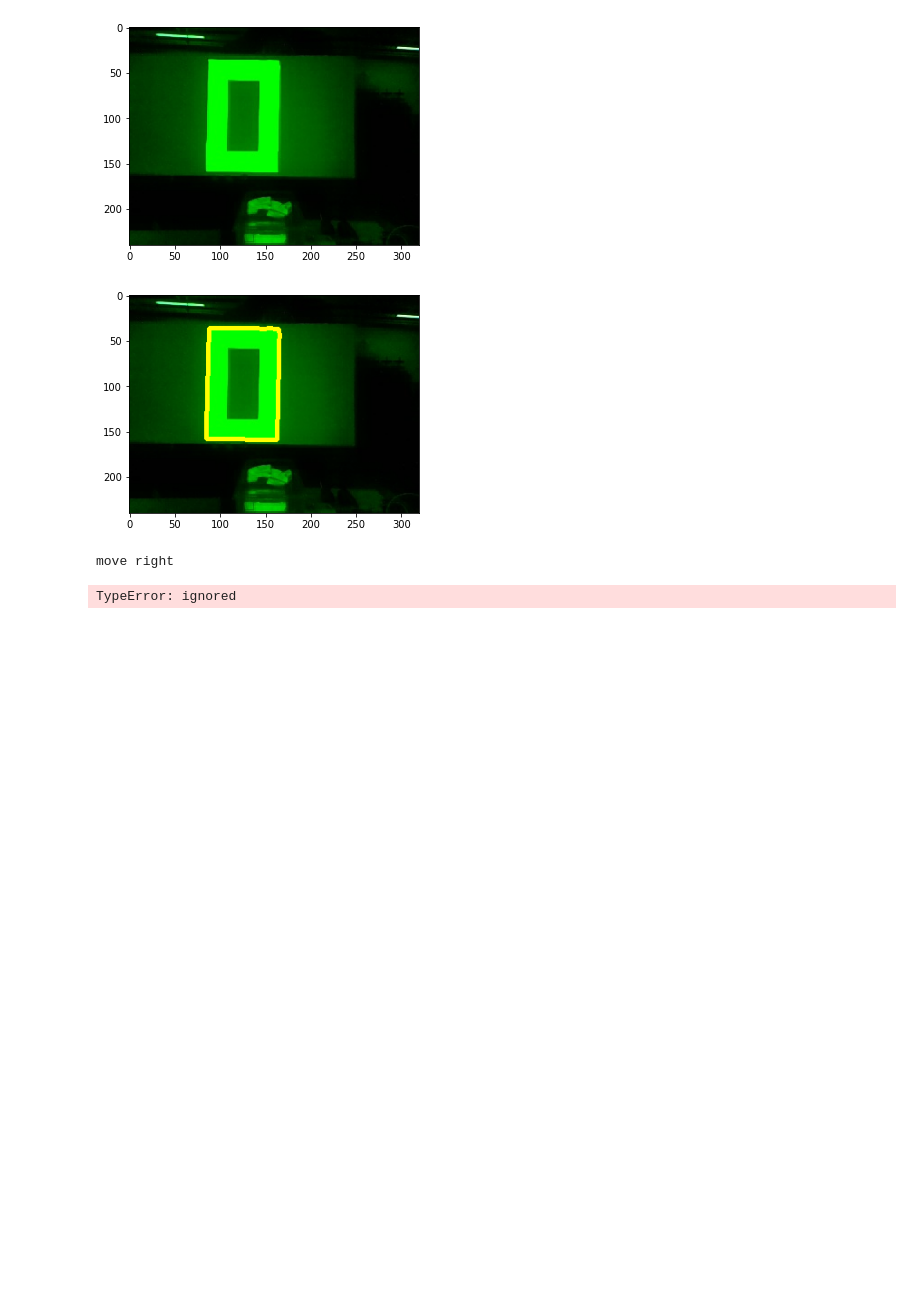
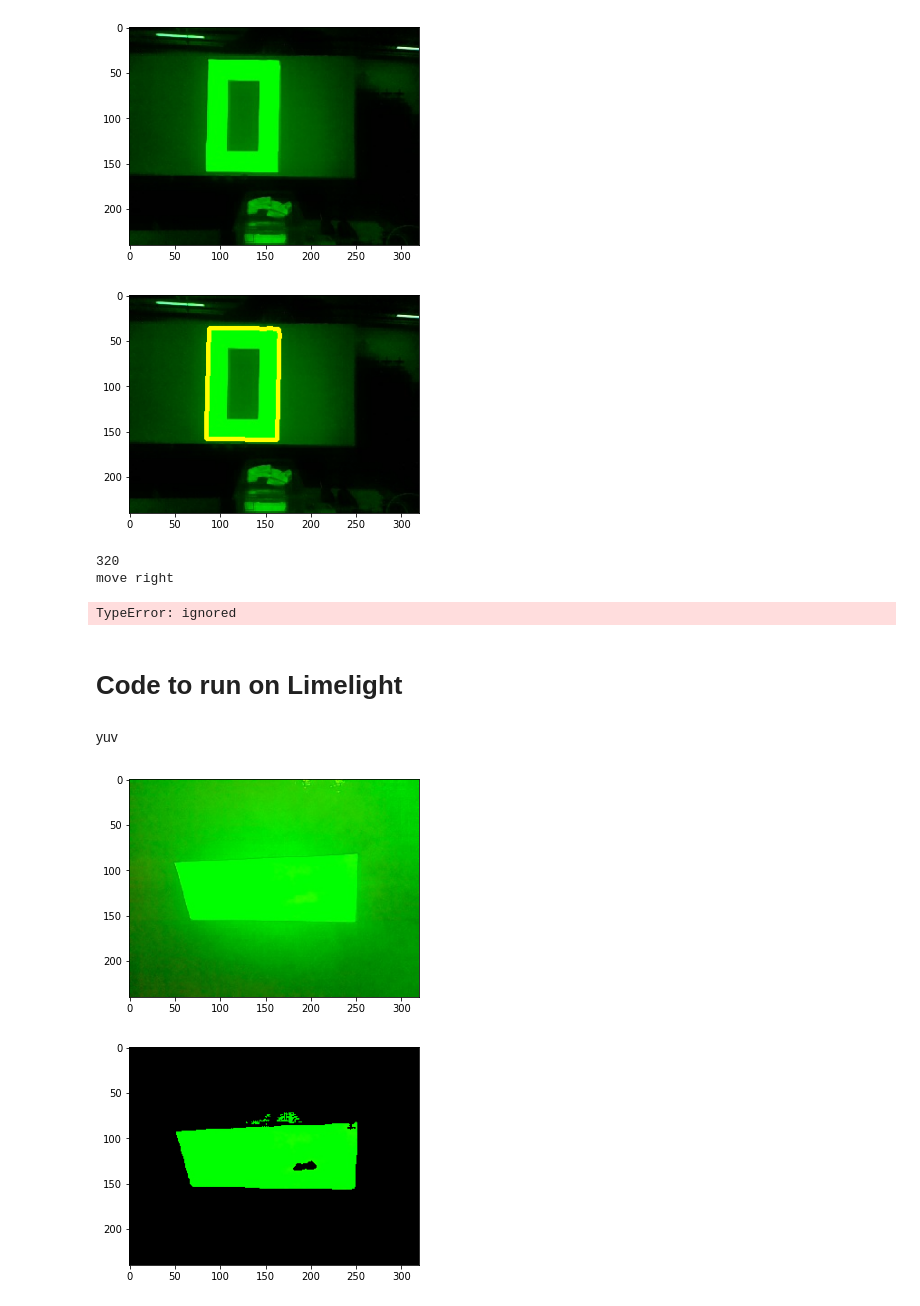
Before and after one commit to Tino-FRC-2473/FRC2022-SummerTraining, a Jupyter notebook: cv_robot_alignment.ipynb, the cells around one changed output. Saved outputs shown, nothing was run; the diff lists cells and outputs as text; code cells hidden in the pictures; blank space fills up the shorter version.

Commit message:
still improving limelight target contour
sam, tanmayi, allison: work in progress

```diff
--- a/cv_robot_alignment.ipynb
+++ b/cv_robot_alignment.ipynb
@@ -14,4 +14,7 @@ from sklearn.linear_model import LinearRegression
 def find_largest_contour(contours):
   largest = max(contours, key = cv2.contourArea)
   return largest
+# %%
+def bgr_to_rgb(image):
+  return image[:,:,::-1]
 # %%
@@ -55,7 +61,11 @@ def align_with_hub(largest_contour):
     print("ready to shoot")
 # %%
 img_h, img_w, channels = img.shape
+print(img_w)
 align_with_hub(largest_contour)
 # %% [output]
+320
 move right
 TypeError: ignored
+# %% [markdown]
+# Code to run on Limelight
@@ -61,0 +113,36 @@ TypeError: ignored
+# %% [markdown]
+yuv
+# %%
+th = bgr_to_rgb(cv2.imread("tape.jpeg"))
+plt.imshow(th)
+plt.show()
+
+imgyuv = skimage.color.rgb2yuv(th)
+
+knownyuv = skimage.color.rgb2yuv(th[100:150, 75:225])
+
+knownyuv = np.reshape(knownyuv, (-1, 3))
+
+red_mean_color_yuv = knownyuv.mean(axis = 0)
+red_stddev_color_yuv = knownyuv.std(axis = 0)
+
+scale = 4
+low_threshold = np.array([0.0,
+                          red_mean_color_yuv[1] - scale * red_stddev_color_yuv[1],
+                          red_mean_color_yuv[2] - scale * red_stddev_color_yuv[2]])
+
+high_threshold = np.array([1.0,
+                          red_mean_color_yuv[1] + scale * red_stddev_color_yuv[1],
+                          red_mean_color_yuv[2] + scale * red_stddev_color_yuv[2]])
+
+background_mask = np.all((imgyuv > low_threshold) * (imgyuv < high_threshold), axis=2)
+background_mask = np.where(background_mask, 1, 0)
+background_mask = np.expand_dims(background_mask, 2)
+
+th = th*background_mask
+cv2.imwrite("mid.jpeg", th)
+plt.imshow(th)
+plt.show()
+# %% [output]
+[figure, added]
+[figure, added]
```
Also changed, not shown: parts of 8 cells of this notebook.
